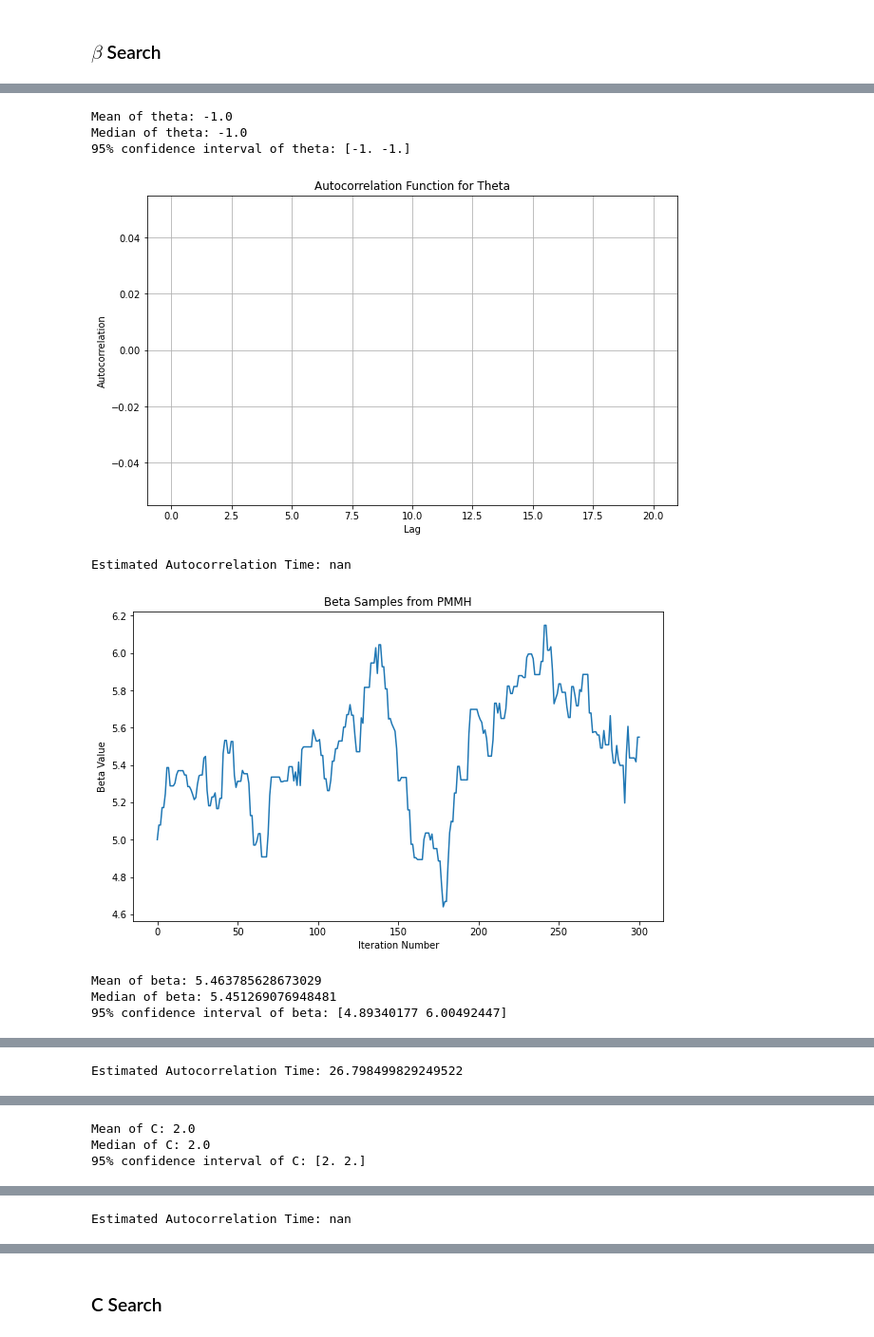
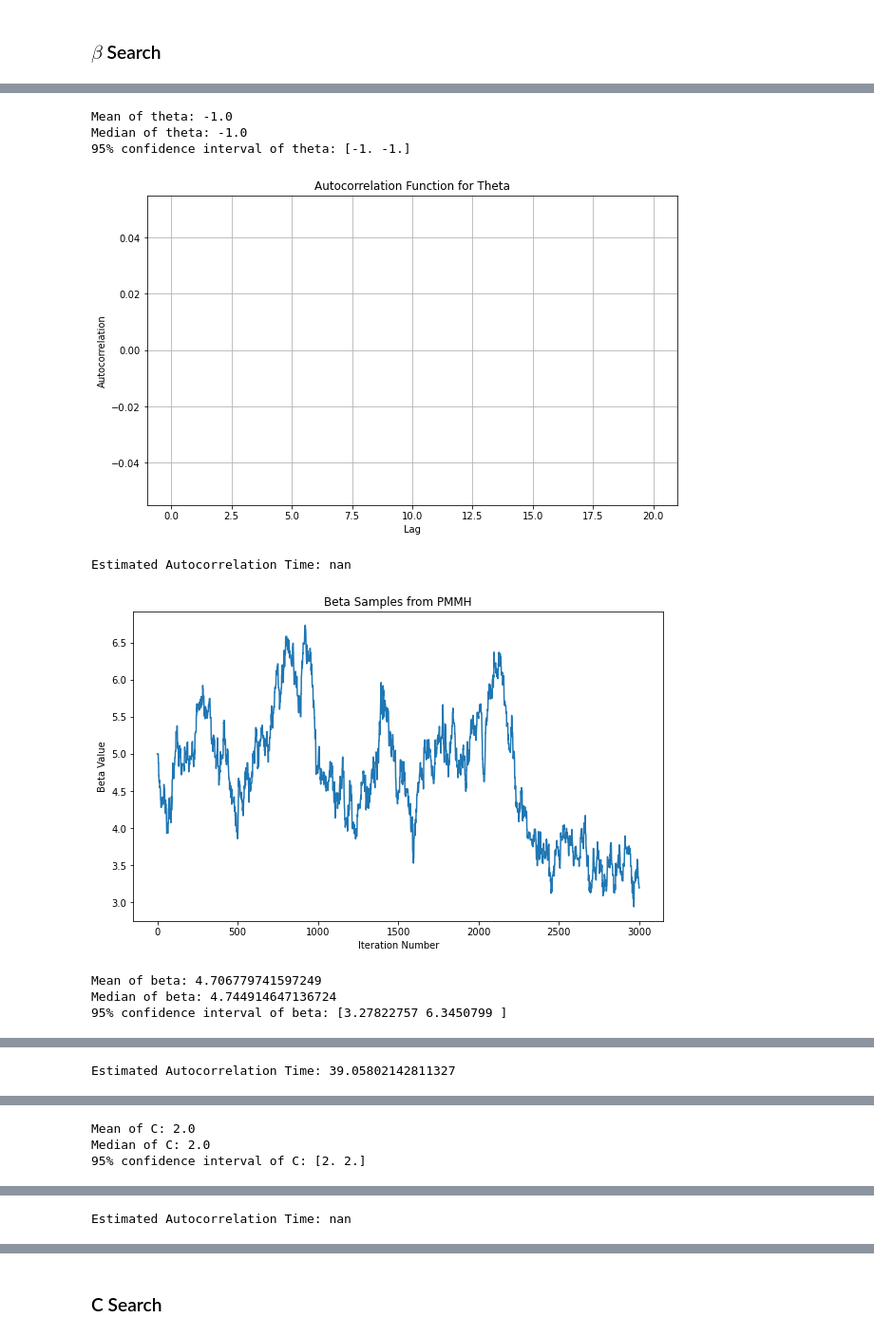
Before and after one commit to zhl24/IIB_Codes, a Jupyter notebook: improved_algorithm_testing.ipynb, the cells around one changed output, grey strips where cells are left out. Shown at 95% size. Cells and saved outputs as stored; diff of their text form; code cells hidden in the pictures.

```diff
--- a/improved_algorithm_testing.ipynb
+++ b/improved_algorithm_testing.ipynb
@@ -1017,7 +1017,7 @@ import seaborn as sns
 
 
 #beta_pcn = 1 #The step parameter for the pre-conditioned crank nicolson algorithm
-n_iter = 300 #Number of iterations
+n_iter = 3000 #Number of iterations
 theta0 = -1 #Initial guess of theta
 beta0 = 5 #Initial Guess of beta
 C0 = 2  #Initial Guess of C
@@ -1150,7 +1150,7 @@ for iter in tqdm(range(n_iter), desc="Processing"):
         sigmaw_values = []
 
         ### From here we pregenerate the proposals for particle filter
-        mean_proposals,cov_proposals =  parallel_particle_transition_function(beta_samples[-1],C_samples[-1],T,N,num_particles,A,h,c=100)  #The dimensions are (num_particles,N,2,1) and (num_particles,N,2,2)
+        mean_proposals,cov_proposals =  parallel_particle_transition_function(beta_samples[-1],C_samples[-1],T,N,num_particles,A,h,c=10)  #The dimensions are (num_particles,N,2,1) and (num_particles,N,2,2)
 
 
         for i in range(len(evaluation_points)): #i is the time index we want for N
@@ -1259,7 +1259,7 @@ for iter in tqdm(range(n_iter), desc="Processing"):
 
     sigmaw_values = []
 
-    mean_proposals,cov_proposals =  parallel_particle_transition_function(beta_proposed,C_proposed,T,N,num_particles,A,h,c=100)  #The dimensions are (num_particles,N,2,1) and (num_particles,N,2,2)
+    mean_proposals,cov_proposals =  parallel_particle_transition_function(beta_proposed,C_proposed,T,N,num_particles,A,h,c=10)  #The dimensions are (num_particles,N,2,1) and (num_particles,N,2,2)
     for i in range(len(evaluation_points)): #i is the time index we want for N
             #sigmaw here needs to be updated in every step
             mean_proposal = mean_proposals[:,i,:,:]
@@ -1385,34 +1385,34 @@ plt.legend()
 
 # Beta
 plt.subplot(1, 3, 2)
 sns.histplot(beta_samples, kde=True, stat="density", linewidth=0)
 plt.axvline(np.mean(beta_samples), color='r', linestyle='--', label=f'Mean: {np.mean(beta_samples):.2f}')
 plt.axvline(np.percentile(beta_samples, 2.5), color='g', linestyle=':', label='95% CI')
 plt.axvline(np.percentile(beta_samples, 97.5), color='g', linestyle=':')
 plt.axvline(true_beta, color='blue', linestyle='-', label=f'True: {true_beta}')
 plt.title('Posterior distribution of $\\beta$')
 plt.legend()
 
 # C
 plt.subplot(1, 3, 3)
 sns.histplot(C_samples, kde=True, stat="density", linewidth=0)
 plt.axvline(np.mean(C_samples), color='r', linestyle='--', label=f'Mean: {np.mean(C_samples):.2f}')
 plt.axvline(np.percentile(C_samples, 2.5), color='g', linestyle=':', label='95% CI')
 plt.axvline(np.percentile(C_samples, 97.5), color='g', linestyle=':')
 plt.axvline(true_C, color='blue', linestyle='-', label=f'True: {true_C}')
 plt.title('Posterior distribution of $C$')
 plt.legend()
 
 plt.tight_layout()
 plt.show()
 # %% [output]
 [figure]
 Mean of theta: -1.0
 Median of theta: -1.0
 95% confidence interval of theta: [-1. -1.]
 [figure]
 Estimated Autocorrelation Time: nan
-[figure, old version]
+[figure, new version]
-Mean of beta: 5.463785628673029
-Median of beta: 5.451269076948481
-95% confidence interval of beta: [4.89340177 6.00492447]
+Mean of beta: 4.706779741597249
+Median of beta: 4.744914647136724
+95% confidence interval of beta: [3.27822757 6.3450799 ]
@@ -1420 +1420 @@ Median of beta: 5.451269076948481
-Estimated Autocorrelation Time: 26.798499829249522
+Estimated Autocorrelation Time: 39.05802142811327
```
Also changed, not shown: parts of 2 cells of this notebook, 1 other file.
